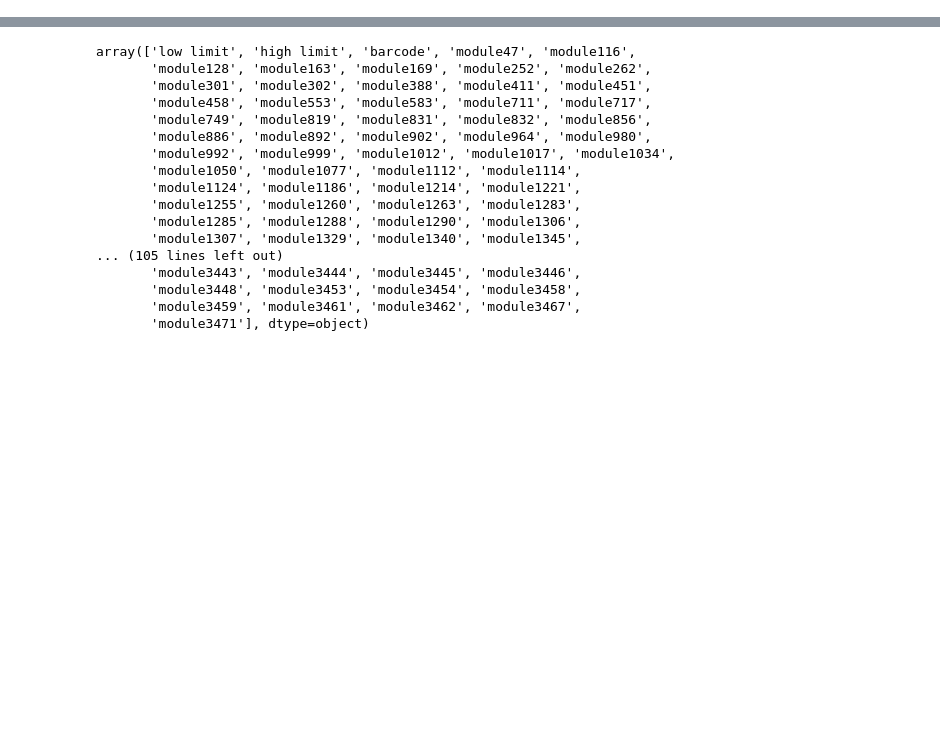
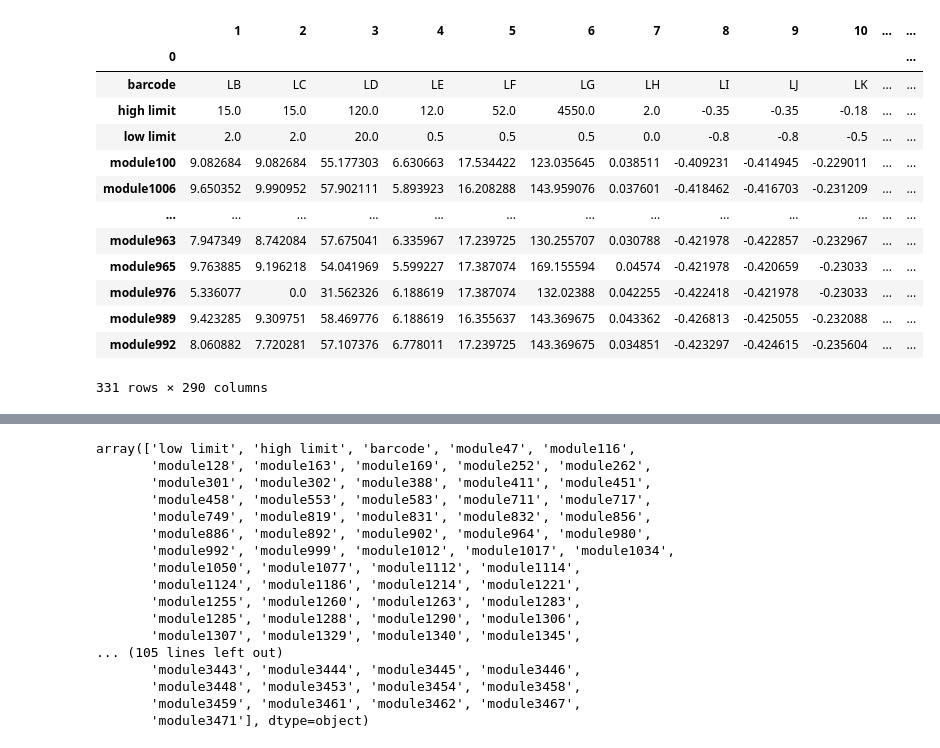
Before and after one commit to HoJin1014/KNU-BIGDATA-study, a Jupyter notebook: 2022.10.31/lg_homework.ipynb, the cells around one changed output, grey strips where cells are left out. Saved outputs shown, nothing was run; the diff lists cells and outputs as text; code cells hidden in the pictures; blank space fills up the shorter version.

```diff
--- a/2022.10.31/lg_homework.ipynb
+++ b/2022.10.31/lg_homework.ipynb
@@ -102,0 +71,19 @@ dfall
+# %%
+dfall.iloc[1:,:] = dfall.iloc[1:,:].astype('float')
+# %%
+dfall
+# %% [output]
+|  | 1 | 2 | 3 | 4 | 5 | 6 | 7 | 8 | 9 | 10 | ... | ... |
+| 0 |  |  |  |  |  |  |  |  |  |  |  | ... |
+| barcode | LB | LC | LD | LE | LF | LG | LH | LI | LJ | LK | ... | ... |
+| high limit | 15.0 | 15.0 | 120.0 | 12.0 | 52.0 | 4550.0 | 2.0 | -0.35 | -0.35 | -0.18 | ... | ... |
+| low limit | 2.0 | 2.0 | 20.0 | 0.5 | 0.5 | 0.5 | 0.0 | -0.8 | -0.8 | -0.5 | ... | ... |
+| module100 | 9.082684 | 9.082684 | 55.177303 | 6.630663 | 17.534422 | 123.035645 | 0.038511 | -0.409231 | -0.414945 | -0.229011 | ... | ... |
+| module1006 | 9.650352 | 9.990952 | 57.902111 | 5.893923 | 16.208288 | 143.959076 | 0.037601 | -0.418462 | -0.416703 | -0.231209 | ... | ... |
+| ... | ... | ... | ... | ... | ... | ... | ... | ... | ... | ... | ... | ... |
+| module963 | 7.947349 | 8.742084 | 57.675041 | 6.335967 | 17.239725 | 130.255707 | 0.030788 | -0.421978 | -0.422857 | -0.232967 | ... | ... |
+| module965 | 9.763885 | 9.196218 | 54.041969 | 5.599227 | 17.387074 | 169.155594 | 0.04574 | -0.421978 | -0.420659 | -0.23033 | ... | ... |
+| module976 | 5.336077 | 0.0 | 31.562326 | 6.188619 | 17.387074 | 132.02388 | 0.042255 | -0.422418 | -0.421978 | -0.23033 | ... | ... |
+| module989 | 9.423285 | 9.309751 | 58.469776 | 6.188619 | 16.355637 | 143.369675 | 0.043362 | -0.426813 | -0.425055 | -0.232088 | ... | ... |
+| module992 | 8.060882 | 7.720281 | 57.107376 | 6.778011 | 17.239725 | 143.369675 | 0.034851 | -0.423297 | -0.424615 | -0.235604 | ... | ... |
+331 rows × 290 columns
```
Also changed, not shown: parts of 14 cells of this notebook.
